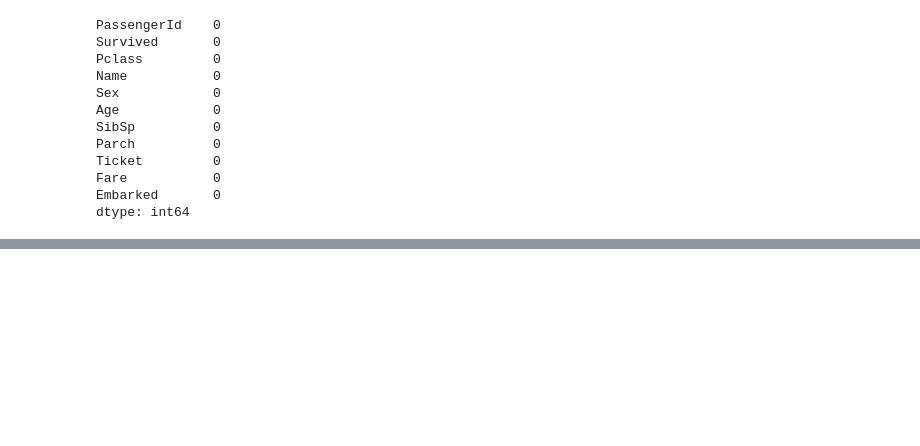
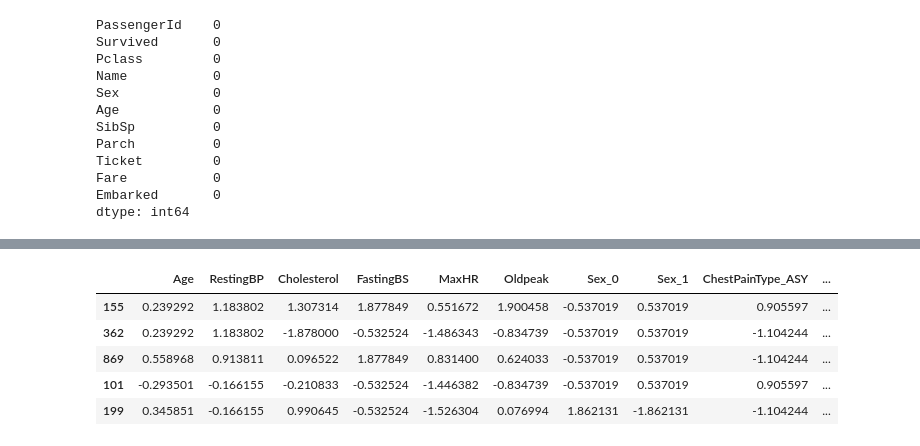
Before and after one commit to kazrkb/ml-modules, a Jupyter notebook: m-7/m-7.ipynb, the cells around one changed output, grey strips where cells are left out. Cells and saved outputs as stored; diff of their text form; code cells hidden in the pictures; blank space fills up the shorter version.

Commit message:
standard scaling

```diff
--- a/m-7/m-7.ipynb
+++ b/m-7/m-7.ipynb
@@ -114,0 +199,28 @@ dtype: int64
+# %%
+from sklearn.model_selection import train_test_split
+from sklearn.preprocessing import StandardScaler, MinMaxScaler
+
+# Assume df_encoded is our working fataframe with target 'heart.csv'
+target_col = "HeartDisease"
+X = df_encoded.drop(columns=[target_col])
+y = df_encoded[target_col]
+
+X_train, X_test, y_train, y_test = train_test_split(X,y, test_size= 0.25, random_state=42)
+
+
+# Standrard Scaling
+
+scaler_sd = StandardScaler()
+X_train_std = scaler_sd.fit_transform(X_train) # mean and SD will be calculated from X_train
+X_test_std = scaler_sd.fit_transform(X_test)
+
+# convert scaled array back to dataframe for better visual
+X_train_std_df = pd.DataFrame(X_train_std, columns=X_train.columns, index=X_train.index)
+X_train_std_df.head()
+# %% [output]
+|  | Age | RestingBP | Cholesterol | FastingBS | MaxHR | Oldpeak | Sex_0 | Sex_1 | ChestPainType_ASY | ... |
+| 155 | 0.239292 | 1.183802 | 1.307314 | 1.877849 | 0.551672 | 1.900458 | -0.537019 | 0.537019 | 0.905597 | ... |
+| 362 | 0.239292 | 1.183802 | -1.878000 | -0.532524 | -1.486343 | -0.834739 | -0.537019 | 0.537019 | -1.104244 | ... |
+| 869 | 0.558968 | 0.913811 | 0.096522 | 1.877849 | 0.831400 | 0.624033 | -0.537019 | 0.537019 | -1.104244 | ... |
+| 101 | -0.293501 | -0.166155 | -0.210833 | -0.532524 | -1.446382 | -0.834739 | -0.537019 | 0.537019 | 0.905597 | ... |
+| 199 | 0.345851 | -0.166155 | 0.990645 | -0.532524 | -1.526304 | 0.076994 | 1.862131 | -1.862131 | -1.104244 | ... |
```
Also changed, not shown: parts of 6 cells of this notebook, 1 other file.
